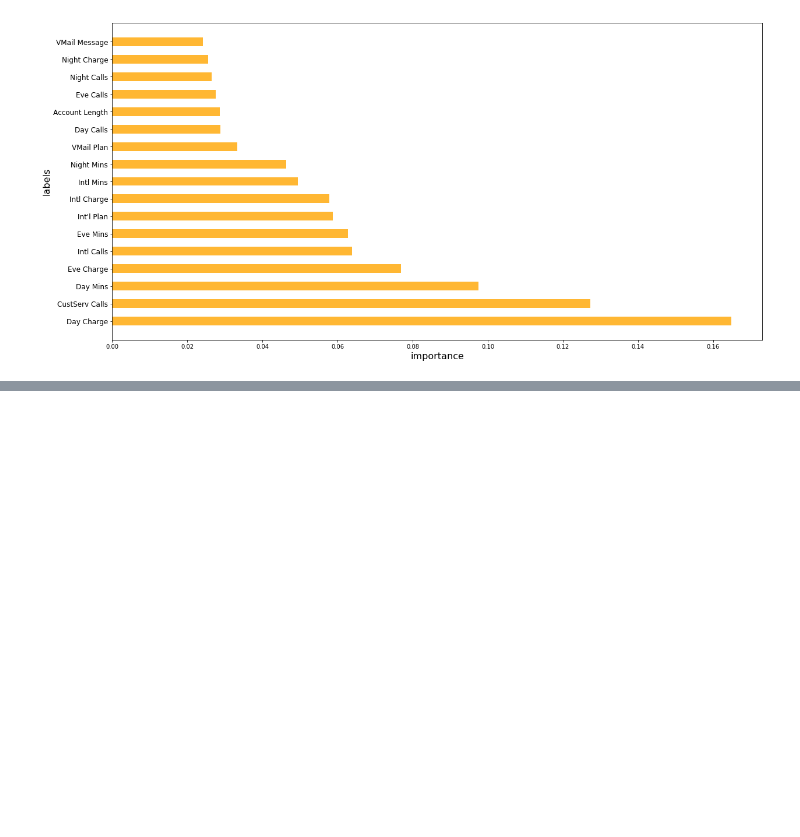
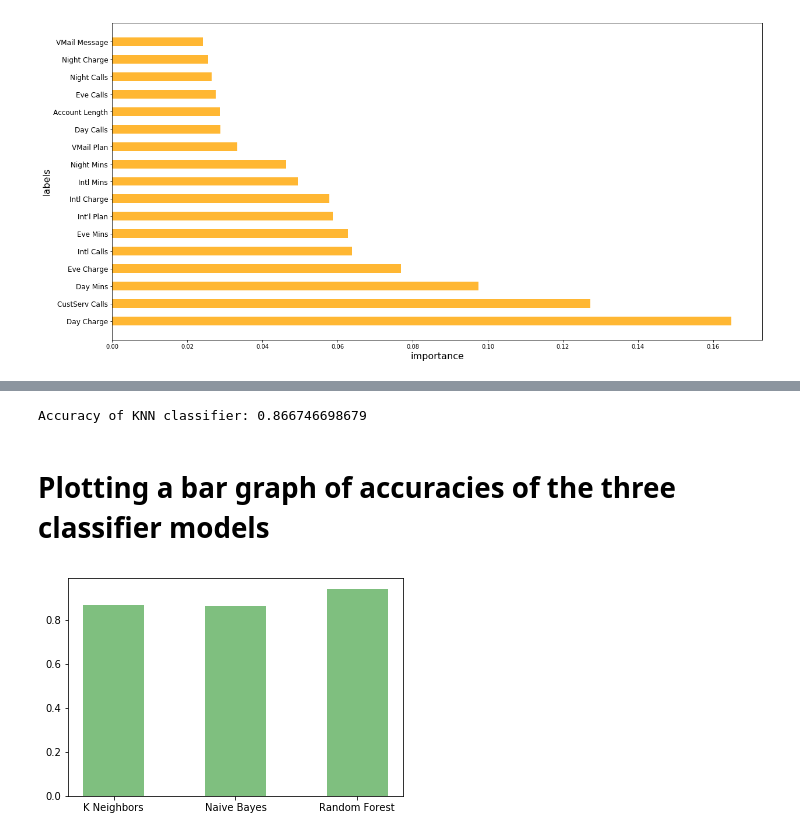
Before and after one commit to Customer-Churn-Prediction/Project-Machine-Learning, a Jupyter notebook: project_final.ipynb, the cells around one changed output, grey strips where cells are left out. Saved outputs shown, nothing was run; the diff lists cells and outputs as text; code cells hidden in the pictures; blank space fills up the shorter version.

```diff
--- a/project_final.ipynb
+++ b/project_final.ipynb
@@ -296,0 +247,3 @@ Accuracy of KNN classifier: 0.866746698679
+# %%
+# fitting the classifier with training data and predicting on the test data
+pred_knn = knn.fit(train_x, train_y).predict(test_x)
@@ -296,0 +294,15 @@ Accuracy of KNN classifier: 0.866746698679
+# %%
+#calculating accuracy for KNN classifier
+acc_knn = accuracy_score(test_y, pred_knn)
+print('Accuracy of KNN classifier:', acc_knn)
+# %% [output]
+Accuracy of KNN classifier: 0.866746698679
+# %% [markdown]
+# Plotting a bar graph of accuracies of the three classifier models
+# %%
+models = ['Random Forest', 'Naive Bayes', 'K Neighbors']
+accuracies = [acc_rfc, acc_gnb, acc_knn]
+plt.bar(models, accuracies, width=0.5, color='g', alpha=0.5)
+plt.show()
+# %% [output]
+[figure, added]
```
Also changed, not shown: parts of 50 cells of this notebook.
